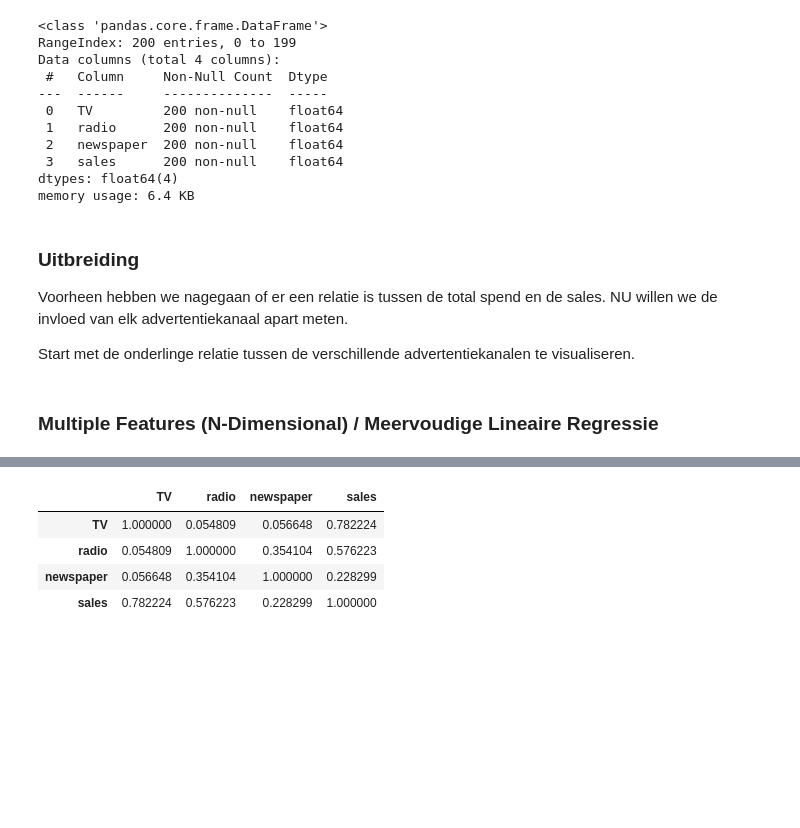
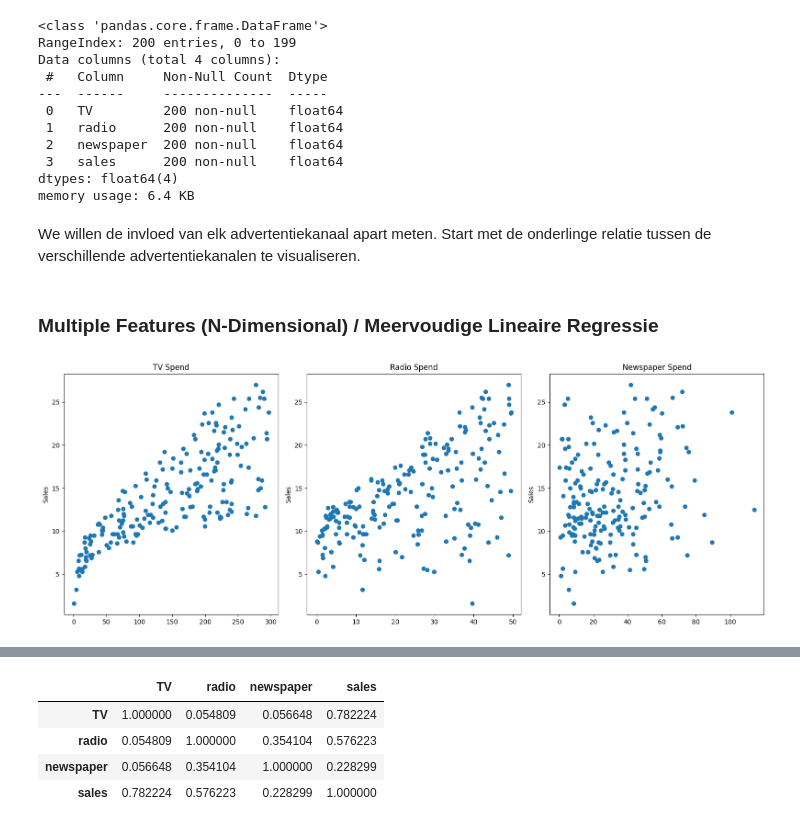
Before and after one commit to montypie/DS_Projects, a Jupyter notebook: 2_Regression/LR_sklearn_oefening_1.ipynb, the cells around one changed output, grey strips where cells are left out. Saved outputs shown, nothing was run; the diff lists cells and outputs as text; code cells hidden in the pictures; blank space fills up the shorter version.

```diff
--- a/2_Regression/LR_sklearn_oefening_1.ipynb
+++ b/2_Regression/LR_sklearn_oefening_1.ipynb
@@ -45,10 +45,25 @@ Data columns (total 4 columns):
 dtypes: float64(4)
 memory usage: 6.4 KB
 # %% [markdown]
-### Uitbreiding
-
-Voorheen hebben we nagegaan of er een relatie is tussen de total spend en de sales.  NU willen we de invloed van elk advertentiekanaal apart meten.
-
+We willen de invloed van elk advertentiekanaal apart meten.
 Start met de onderlinge relatie tussen de verschillende advertentiekanalen te visualiseren.
 # %% [markdown]
 ### Multiple Features (N-Dimensional) / Meervoudige Lineaire Regressie
+# %%
+# relatie tussen de features...
+fig,axes = plt.subplots(nrows=1, ncols=3, figsize=(16,6))
+
+axes[0].plot(df_ad['TV'], df_ad['sales'],'o')
+axes[0].set_ylabel("Sales")
+axes[0].set_title("TV Spend")
+
+axes[1].plot(df_ad['radio'], df_ad['sales'],'o')
+axes[1].set_title("Radio Spend")
+axes[1].set_ylabel("Sales")
+
+axes[2].plot(df_ad['newspaper'], df_ad['sales'],'o')
+axes[2].set_title("Newspaper Spend");
+axes[2].set_ylabel("Sales")
+plt.tight_layout();
+# %% [output]
+[figure, added]
```
Also changed, not shown: parts of 14 cells of this notebook, 1 other file.
